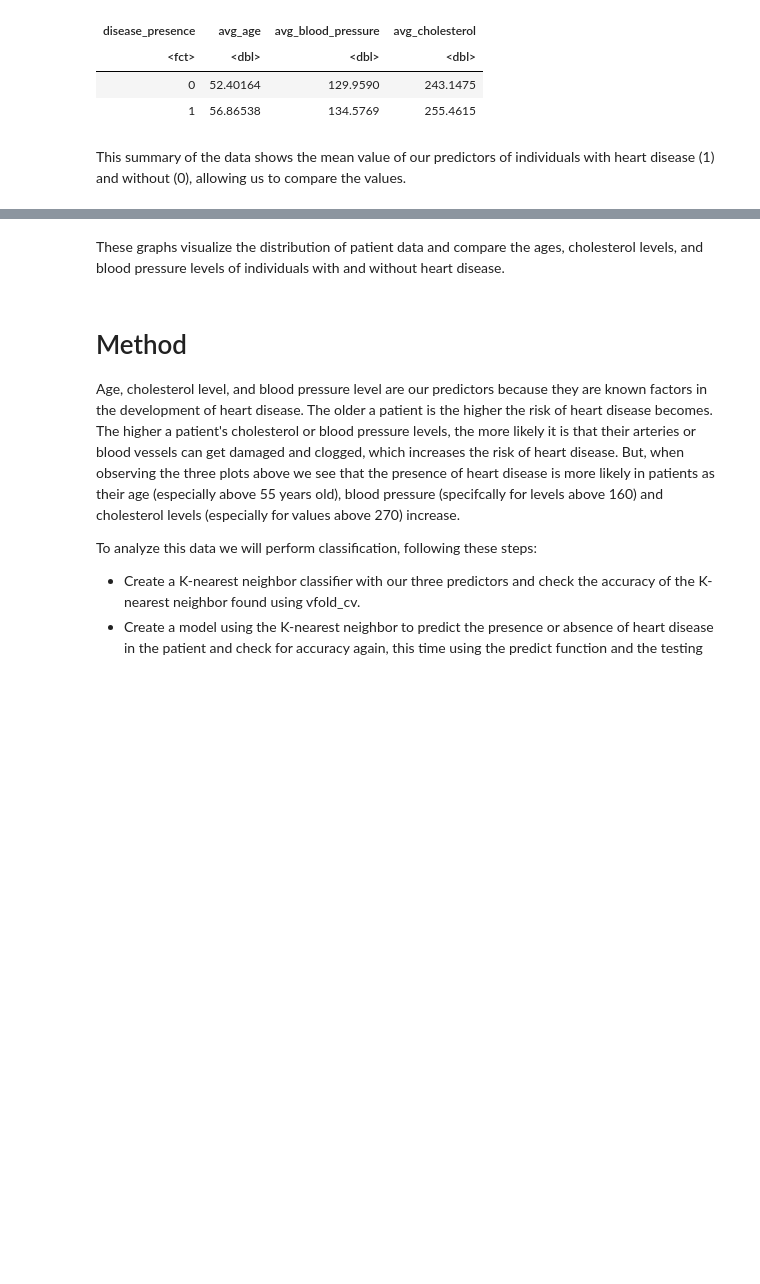
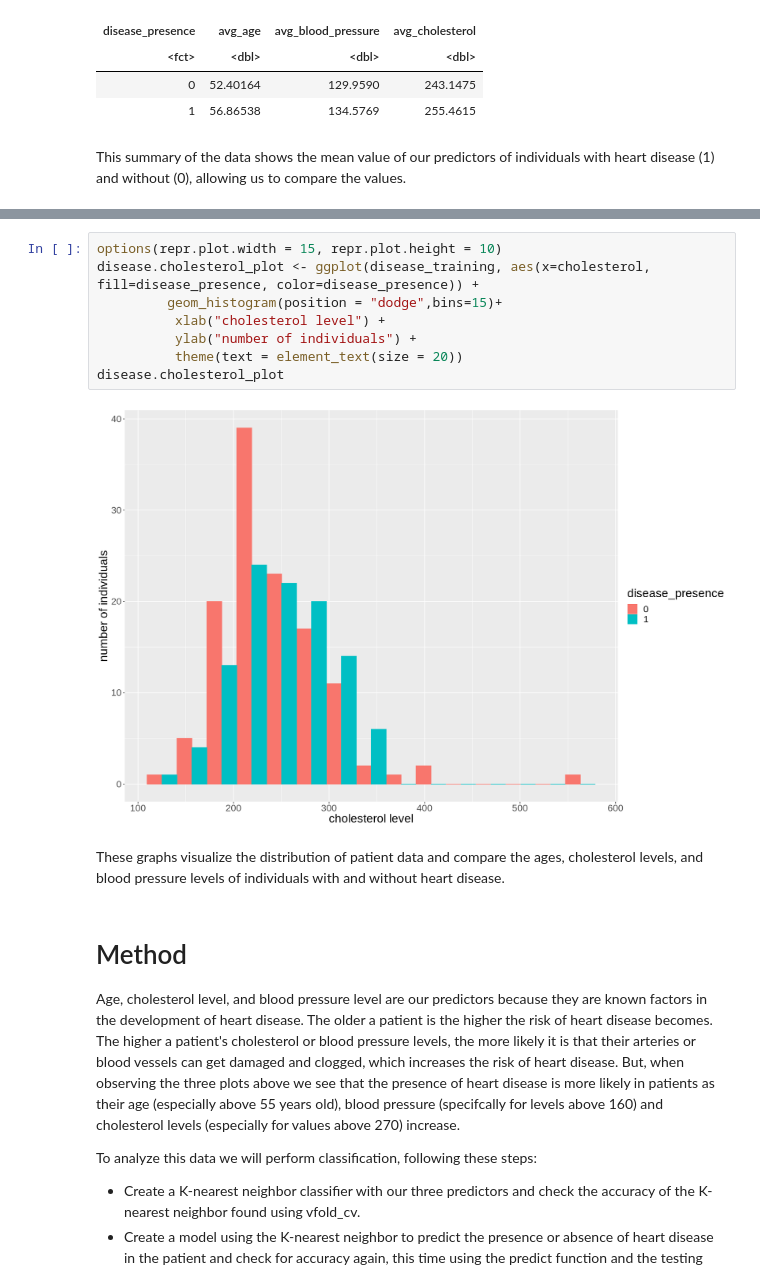
Before and after one commit to ValerieAldunce/dsci_project, a Jupyter notebook: FINAL_PROJECT.ipynb, the cells around one changed output, grey strips where cells are left out. Drawn from its saved outputs; the diff is of its cells as text; blank space fills up the shorter version.

```diff
--- a/FINAL_PROJECT.ipynb
+++ b/FINAL_PROJECT.ipynb
@@ -129,3 +119,13 @@ disease.cholesterol_plot
+# %%
+options(repr.plot.width = 15, repr.plot.height = 10)
+disease.cholesterol_plot <- ggplot(disease_training, aes(x=cholesterol, fill=disease_presence, color=disease_presence)) +
+         geom_histogram(position = "dodge",bins=15)+
+          xlab("cholesterol level") +
+          ylab("number of individuals") +
+          theme(text = element_text(size = 20))
+disease.cholesterol_plot
+# %% [output]
+[figure, added]
 # %% [markdown]
 These graphs visualize the distribution of patient data and compare the ages, cholesterol levels, and blood pressure levels of individuals with and without heart disease.
 # %% [markdown]
```
Also changed, not shown: parts of 5 cells of this notebook.
